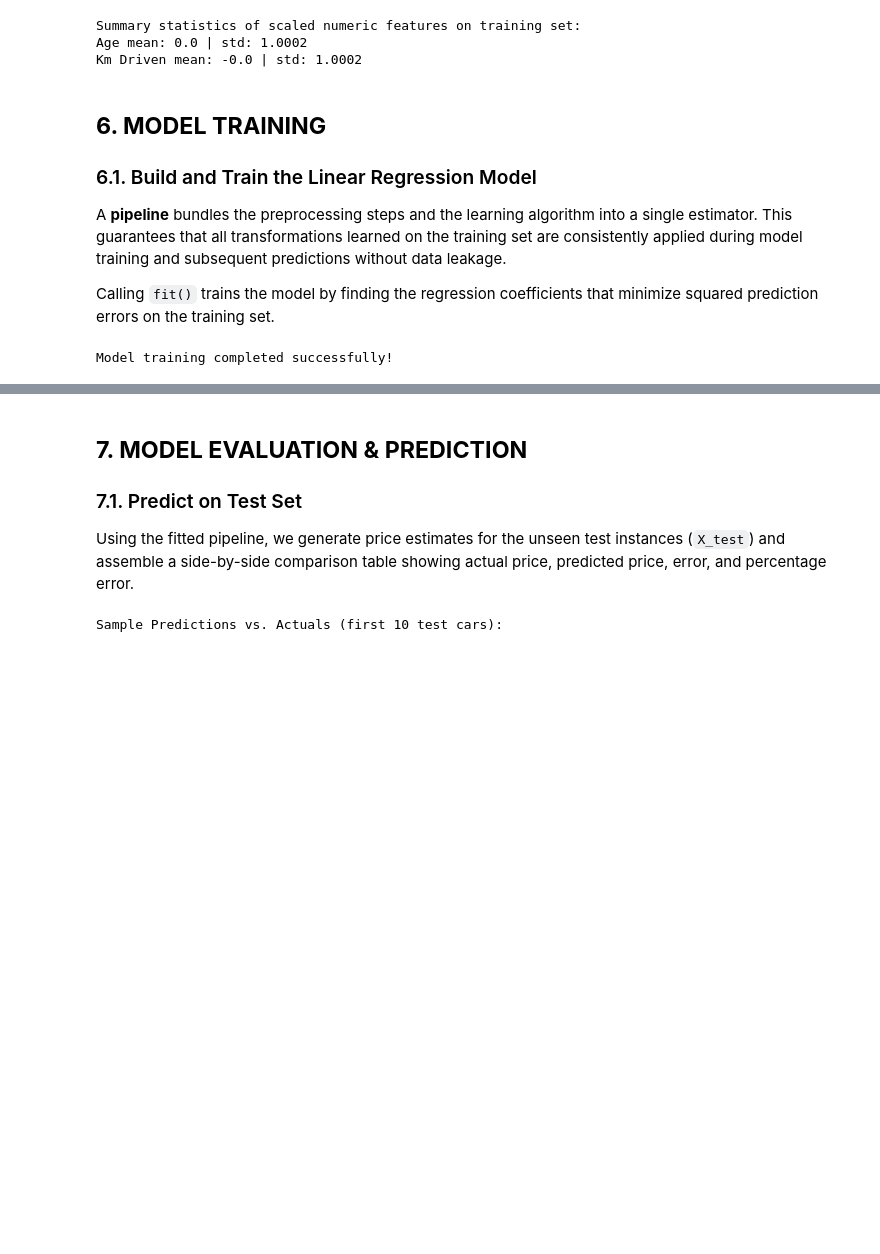
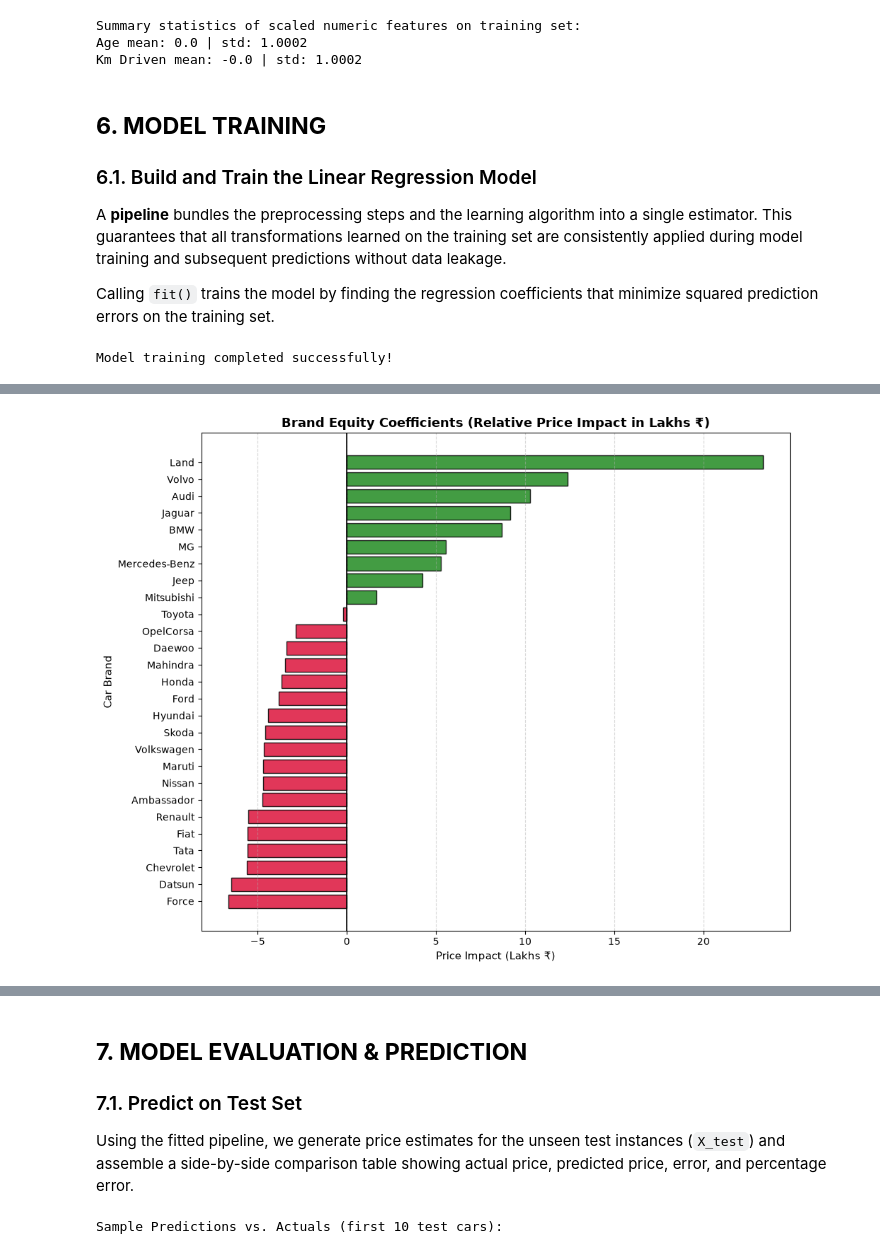
Before and after one commit to 2026aib1001-AI/ai101-mini-project, a Jupyter notebook: Used_Car_Price_Prediction.ipynb, the cells around one changed output, grey strips where cells are left out. Drawn from its saved outputs; the diff is of its cells as text; code cells hidden in the pictures; blank space fills up the shorter version.

Commit message:
Adding final touches to the plots and Added Further Improvements section in README.md

```diff
--- a/Used_Car_Price_Prediction.ipynb
+++ b/Used_Car_Price_Prediction.ipynb
@@ -500,34 +505,83 @@ In linear regression, each coefficient indicates the change in predicted selling
 # %%
-# Cell 16: Display the model coefficients and intercept
+# Cell 16: Visualize model coefficients across feature categories
 
-# Extract feature names from the fitted preprocessor
+# Extract feature names, learned coefficients, and intercept
 feature_names = model.named_steps["preprocessor"].get_feature_names_out()
-
-# Extract learned coefficients and intercept
 coefficients = model.named_steps["regressor"].coef_
 intercept = model.named_steps["regressor"].intercept_
 
-# Create a DataFrame of coefficients
+# Assemble coefficients DataFrame
 coef_df = pd.DataFrame({
     "Feature": feature_names,
-    "Coefficient (₹)": coefficients
-}).sort_values(by="Coefficient (₹)", ascending=False).reset_index(drop=True)
+    "Coefficient": coefficients
+}).sort_values(by="Coefficient", ascending=False).reset_index(drop=True)
 
-print(f"Model Intercept (Base Price): ₹{intercept:,.2f}\n")
+print("=" * 65)
+print(f"  Model Base Intercept (Reference Starting Price): ₹{intercept:,.2f}")
+print("=" * 65)
 
-print("Top 5 Positive Drivers (Increase Resale Price):")
-for _, row in coef_df.head(5).iterrows():
-    print(f"  + {row['Feature']}: ₹{row['Coefficient (₹)']:,.2f}")
+# --- 1. Brand Equity Plot (All 27 Brands) ---
+brand_df = coef_df[coef_df["Feature"].str.startswith("cat__brand_")].copy()
+brand_df["Brand_Name"] = brand_df["Feature"].str.replace("cat__brand_", "")
+brand_df = brand_df.sort_values(by="Coefficient", ascending=True)
 
-print("\nTop 5 Negative Drivers (Decrease Resale Price):")
-for _, row in coef_df.tail(5).iterrows():
-    print(f"  - {row['Feature']}: ₹{row['Coefficient (₹)']:,.2f}")
+plt.figure(figsize=(10, 8))
+colors = ["forestgreen" if c >= 0 else "crimson" for c in brand_df["Coefficient"]]
+plt.barh(brand_df["Brand_Name"], brand_df["Coefficient"] / 100000, color=colors, edgecolor="black", alpha=0.85)
+plt.axvline(0, color="black", linewidth=1.2)
+plt.title("Brand Equity Coefficients (Relative Price Impact in Lakhs ₹)", fontsize=13, fontweight="bold")
+plt.xlabel("Price Impact (Lakhs ₹)", fontsize=11)
+plt.ylabel("Car Brand", fontsize=11)
+plt.grid(axis="x", linestyle="--", alpha=0.5)
+plt.tight_layout()
+plt.show()
 
-print("\nNumeric Feature Impact (per 1 Std Dev change):")
-numeric_coefs = coef_df[coef_df["Feature"].isin(["num__age", "num__km_driven"])]
-for _, row in numeric_coefs.iterrows():
-    print(f"  • {row['Feature']}: ₹{row['Coefficient (₹)']:,.2f}")
+# --- 2. Continuous Feature Depreciation (Age vs. Km Driven) ---
+numeric_df = coef_df[coef_df["Feature"].str.startswith("num__")].copy()
+name_map = {
+    "num__age": "Vehicle Age\n(per +1 Std Dev ~ 4.2 yrs)",
+    "num__km_driven": "Kilometers Driven\n(per +1 Std Dev ~ 44k km)"
+}
+numeric_df["Clean_Name"] = numeric_df["Feature"].map(name_map)
+numeric_df = numeric_df.sort_values(by="Coefficient", ascending=True)
 
-print("\nAll 43 Learned Feature Coefficients:")
-display(coef_df)
+plt.figure(figsize=(7, 5))
+bars = plt.bar(numeric_df["Clean_Name"], numeric_df["Coefficient"] / 100000, color=["firebrick", "indianred"], edgecolor="black", width=0.45)
+plt.axhline(0, color="black", linewidth=1)
+plt.title("Continuous Feature Coefficients: Rate of Depreciation", fontsize=13, fontweight="bold")
+plt.ylabel("Price Impact (Lakhs ₹ per Std Dev)", fontsize=11)
+plt.ylim(-2.0, 0.2)
+plt.grid(axis="y", linestyle="--", alpha=0.5)
+
+for bar in bars:
+    height = bar.get_height()
+    # Center text inside the bar to prevent collision with x-axis labels
+    plt.text(bar.get_x() + bar.get_width() / 2, height / 2, f"₹{height:.2f}L", ha="center", va="center", fontweight="bold", color="white", fontsize=11)
+
+plt.tight_layout()
+plt.show()
+
+# --- 3. Categorical Specifications Grid (Transmission, Fuel, Owner, Seller) ---
+fig, axes = plt.subplots(2, 2, figsize=(14, 10))
+
+specs = [
+    ("Transmission", "cat__transmission_", axes[0, 0], "mediumpurple"),
+    ("Fuel Type", "cat__fuel_", axes[0, 1], "darkcyan"),
+    ("Owner History", "cat__owner_", axes[1, 0], "goldenrod"),
+    ("Seller Type", "cat__seller_type_", axes[1, 1], "steelblue"),
+]
+
+for title, prefix, ax, color in specs:
+    sub_df = coef_df[coef_df["Feature"].str.startswith(prefix)].copy()
+    sub_df["Label"] = sub_df["Feature"].str.replace(prefix, "")
+    sub_df = sub_df.sort_values(by="Coefficient", ascending=True)
+    ax.barh(sub_df["Label"], sub_df["Coefficient"] / 100000, color=color, edgecolor="black", alpha=0.85)
+    ax.axvline(0, color="black", linewidth=1)
+    ax.set_title(f"{title} Coefficients", fontsize=11, fontweight="bold")
+    ax.set_xlabel("Impact (Lakhs ₹)")
+    ax.grid(axis="x", linestyle="--", alpha=0.5)
+
+plt.suptitle("Vehicle Specification Categorical Coefficients (Impact in Lakhs ₹)", fontsize=14, fontweight="bold")
+plt.tight_layout()
+plt.show()
 # %% [output]
@@ -567,0 +591 @@ All 43 Learned Feature Coefficients:
+[figure, added]
```
Also changed, not shown: parts of 2 cells of this notebook, 3 other files.
